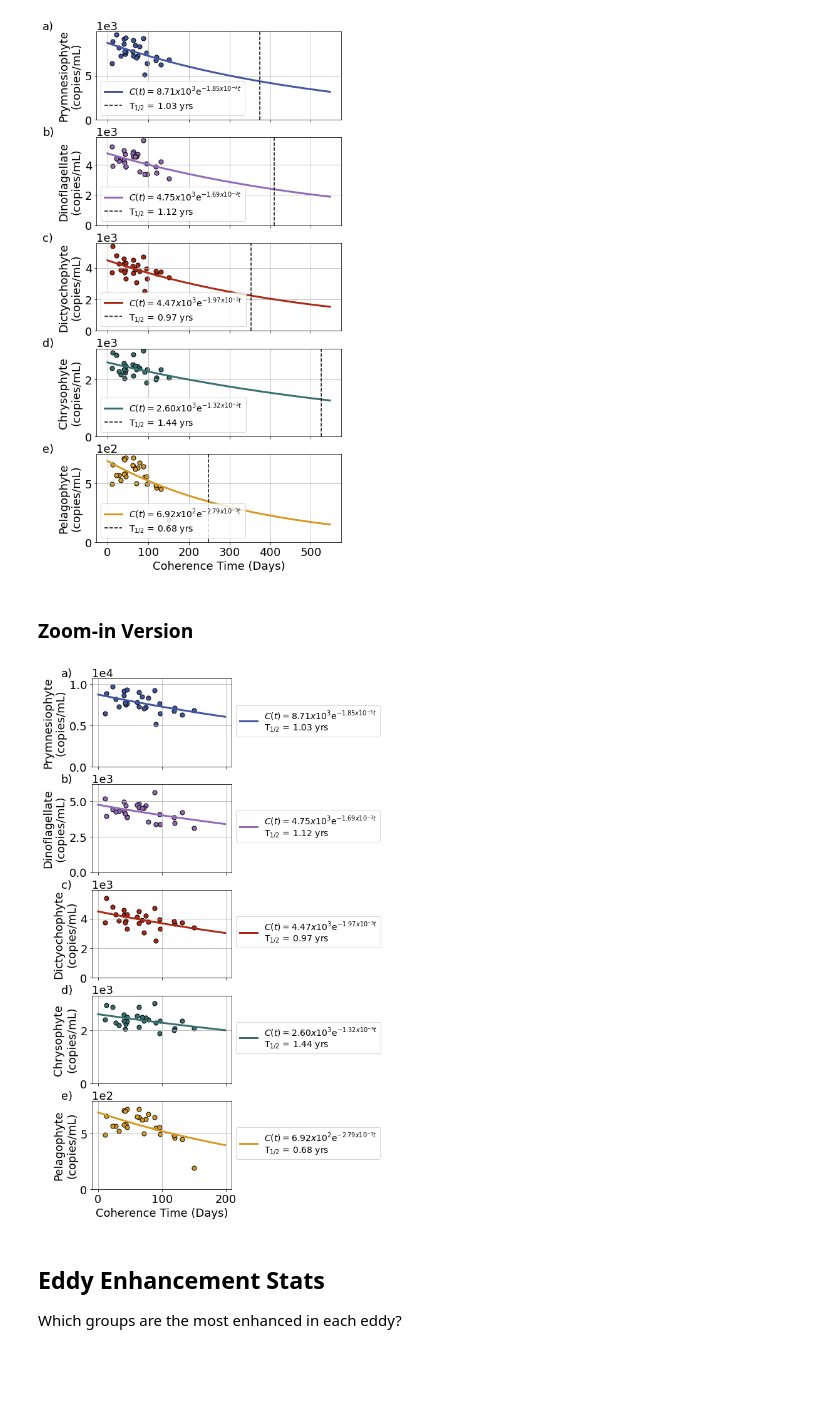
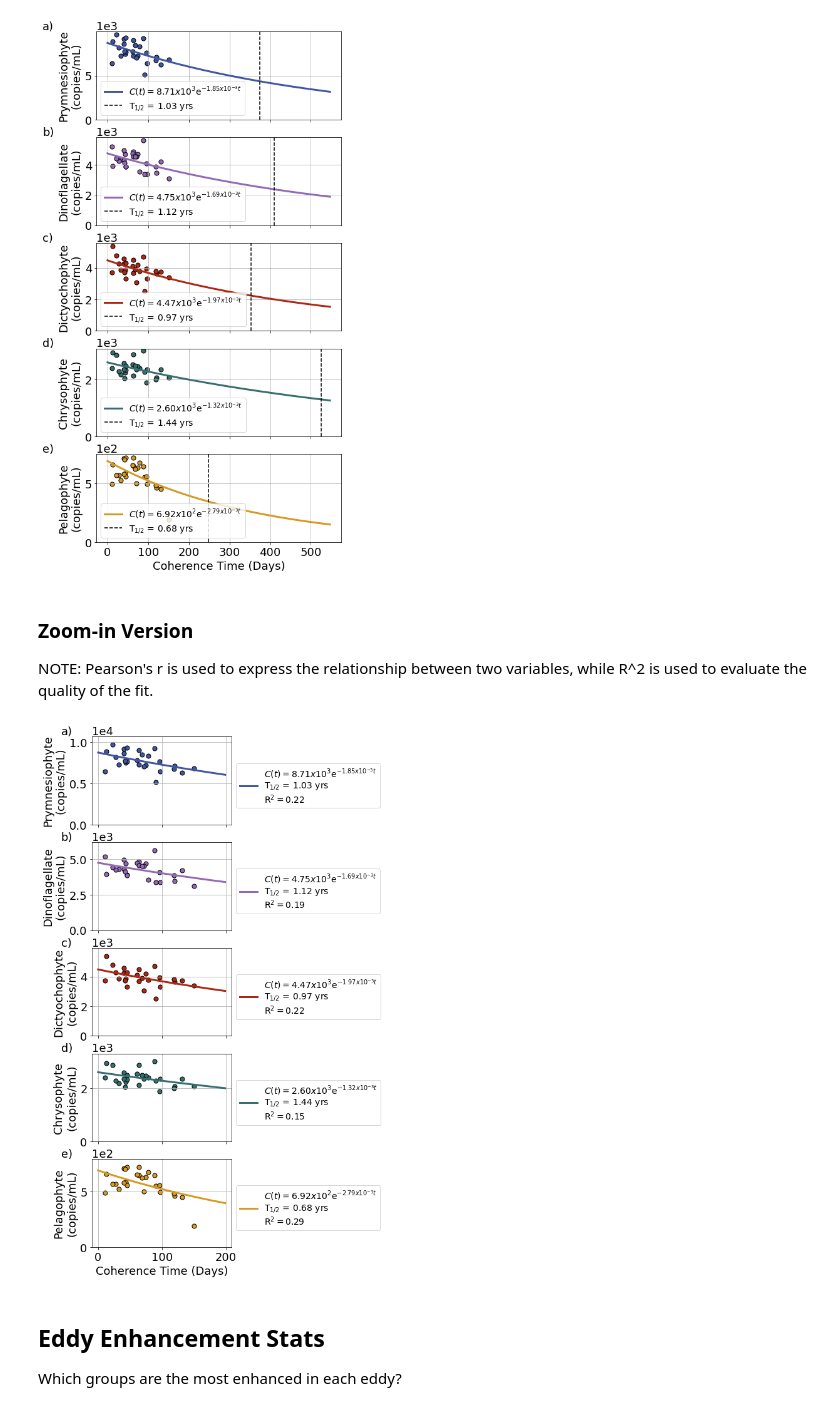
Before and after one commit to lexi-jones/G4_phyto_advection, a Jupyter notebook: dispersal_vs_eco_metrics_v9.ipynb, the cells around one changed output. Cells and saved outputs as stored; diff of their text form; code cells hidden in the pictures; blank space fills up the shorter version.

```diff
--- a/dispersal_vs_eco_metrics_v9.ipynb
+++ b/dispersal_vs_eco_metrics_v9.ipynb
@@ -841,7 +841,7 @@ for col in ['Prymnesiophyte', 'Dinoflagellate', 'Dictyochophyte', 'Chrysophyte',
     ax[count,1].scatter(bg_x,bg_y,c=euk_color_dict[col][0],s=100,
                         edgecolor=list(div_merged_df[bg_inds]['eddy_color']))
     ax[count,1].plot(bg_x_sorted,fit,linewidth=2,linestyle='--',c=euk_color_dict[col][0],
-                     label='m = %s\nr = %s\np = %s'%(round(slope*(10**pwr),1),round(r_value,3),round(p_value,3)))
+                     label='m = %s\nr = %s\np = %s'%(round(slope*(10**pwr),1),round(r_value**2,3),round(p_value,3)))
     ax[count,1].legend(title=col, bbox_to_anchor=(1,0.75))
 
     #### PARAMS ####
@@ -1258,6 +1258,8 @@ Text(0.5, 0, 'Coherence Time (Days)')
 [figure]
 # %% [markdown]
 ### Zoom-in Version
+
+NOTE: Pearson's r is used to express the relationship between two variables, while R^2 is used to evaluate the quality of the fit.
 # %%
 fig,ax = plt.subplots(5,1,figsize=(4,15)) # (width,height)
 
@@ -1291,36 +1293,42 @@ for col in ['Prymnesiophyte', 'Dinoflagellate', 'Dictyochophyte', 'Chrysophyte',
     half_life = round(tau_fit*np.log(2))
     y_pred = exponential_decay(x, N0_fit, tau_fit)
 
     # Calculate R^2 of Model Fit
     r2 = r2_score(y,y_pred) # (y_data,y_predicted)
 
 
     x_extended = np.arange(0,200) # How many days to plot?
     ax[count].scatter(x,y,c=euk_color_dict[col][0],s=50,edgecolor='k')
     ax[count].plot(x_extended,exponential_decay(x_extended, N0_fit, tau_fit),
                      c=euk_color_dict[col][0],linewidth=3,
-                     label="$C(t)=%s$e$^{-%st}$\nT$_{1/2}$ = %s yrs"%(sci_notation(N0_fit),
+                     label="$C(t)=%s$e$^{-%st}$\nT$_{1/2}$ = %s yrs\nR$^2 = %s$"%(sci_notation(N0_fit),
                                                                       sci_notation(1/tau_fit),
-                                                                      round(half_life/365,2)))
+                                                                      round(half_life/365,2),
+                                                                       round(r2,2)))
+
+    #slope, intercept, r_value, p_value, std_err = spy.linregress(x, y)
+    #fit = [slope*i+intercept for i in bg_x_sorted]
+    #ax[count].plot(sorted(x),fit,linewidth=2,linestyle='--',c='k',label='m = %s'%(round(slope,2)))
+
 
     ax[count].set_ylim([0,max(y)+0.1*max(y)])
     ax[count].grid()
     ax[count].legend(bbox_to_anchor=(1,0.75),fontsize=14)
 
     #### PARAMS ####
     ax[count].text(-0.22, 1.12, panel_labels[count],transform=ax[count].transAxes,va='top',ha='left')
     ax[count].set_ylabel('%s\n(copies/mL)'%(col))
     ax[count].ticklabel_format(axis='y', style='sci', scilimits=(0,0))
     if count != 4:
         ax[count].set_xticklabels([])
 
     count += 1
 
 ax[4].set_xlabel('Coherence Time (Days)')
 
 #plt.savefig(euk_paper_dir + '/figs/major_euk_group_exp_model_v2.pdf',dpi=350,bbox_inches='tight',format='pdf')
 # %% [output]
-[figure, old version]
+[figure, new version]
 # %% [markdown]
 ## Eddy Enhancement Stats
 
```
Also changed, not shown: parts of 1 cell of this notebook.
